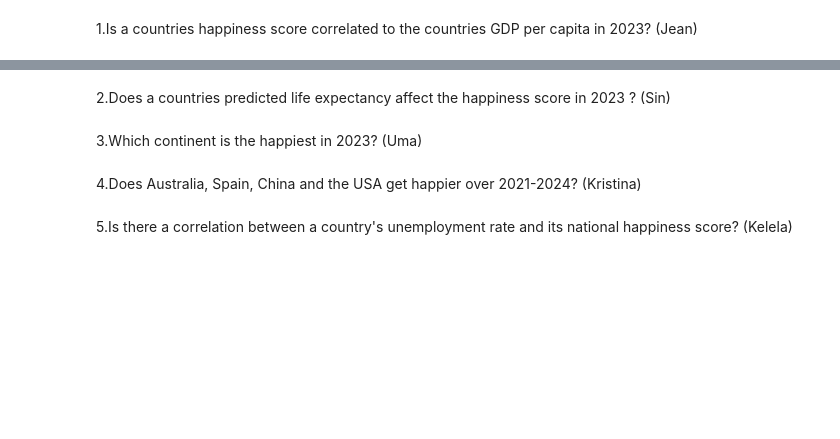
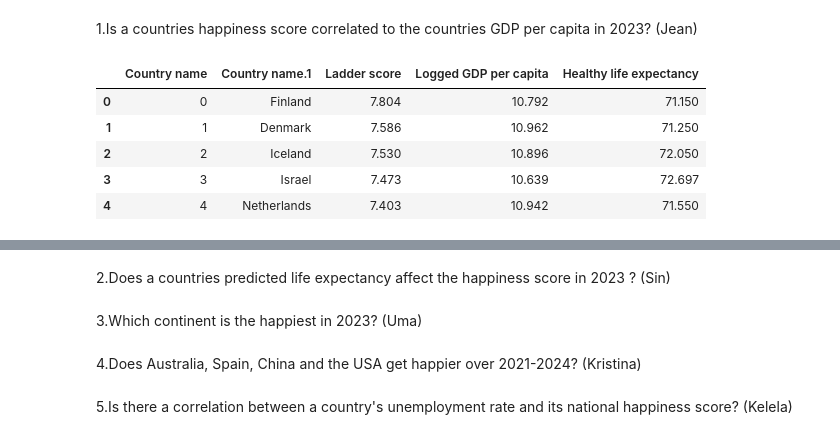
Before and after one commit to kristinaabramoff/Project__1, a Jupyter notebook: main.code.ipynb, the cells around one changed output, grey strips where cells are left out. Cells and saved outputs as stored; diff of their text form; code cells hidden in the pictures; blank space fills up the shorter version.

```diff
--- a/main.code.ipynb
+++ b/main.code.ipynb
@@ -6,2 +7,14 @@ import matplotlib.pyplot as plt
 # %% [markdown]
 1.Is a countries happiness score correlated to the countries GDP per capita in 2023? (Jean)
+# %%
+# Read the 2023 clean set data from Output folder
+Path_to_csv='Output/Clean_2023_df.csv'
+clean_data_2023_df= pd.read_csv(Path_to_csv)
+clean_data_2023_df.head()
+# %% [output]
+|  | Country name | Country name.1 | Ladder score | Logged GDP per capita | Healthy life expectancy |
+| 0 | 0 | Finland | 7.804 | 10.792 | 71.150 |
+| 1 | 1 | Denmark | 7.586 | 10.962 | 71.250 |
+| 2 | 2 | Iceland | 7.530 | 10.896 | 72.050 |
+| 3 | 3 | Israel | 7.473 | 10.639 | 72.697 |
+| 4 | 4 | Netherlands | 7.403 | 10.942 | 71.550 |
```
Also changed, not shown: parts of 5 cells of this notebook, 2 other files.
